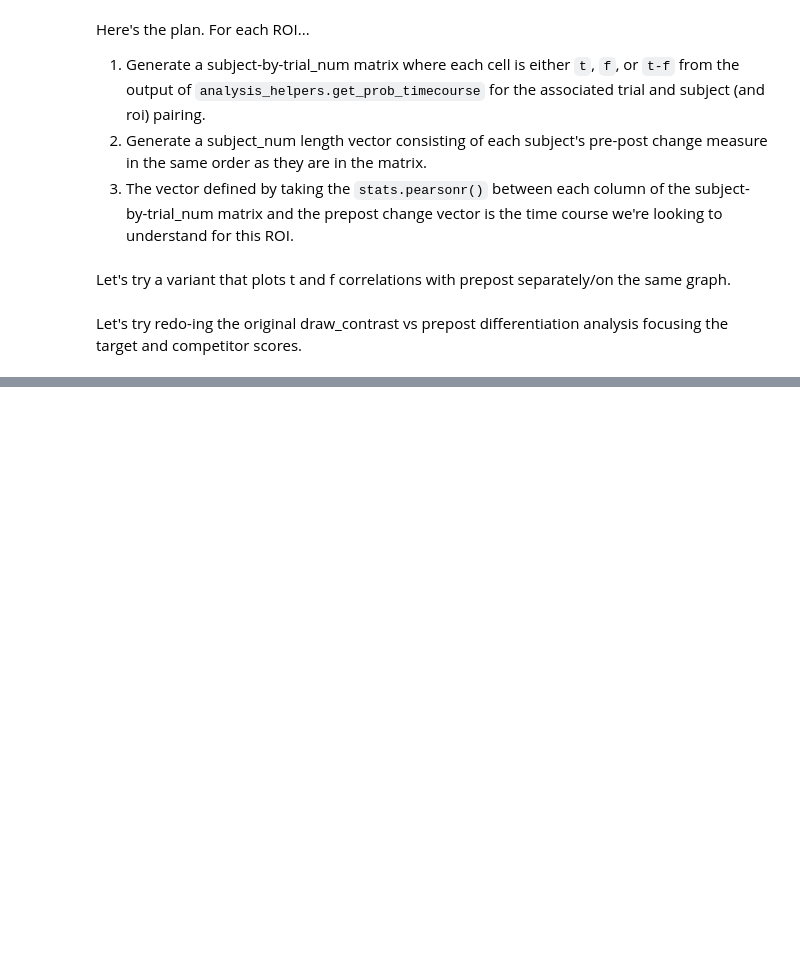
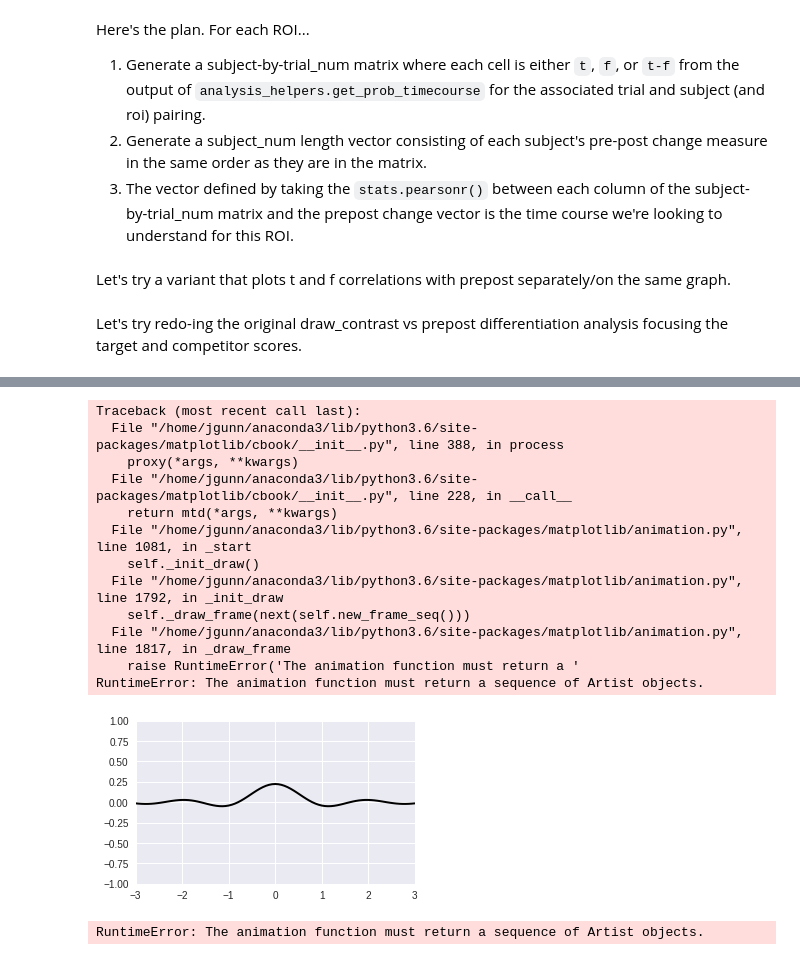
Before and after one commit to cogtoolslab/neurosketch, a Jupyter notebook: draw_recog_course.ipynb, the cells around one changed output, grey strips where cells are left out. Drawn from its saved outputs; the diff is of its cells as text; code cells hidden in the pictures; blank space fills up the shorter version.

```diff
--- a/draw_recog_course.ipynb
+++ b/draw_recog_course.ipynb
@@ -111,7 +111,7 @@ def get_prob_timecourse(iv,DM,version='4way'):
     return target, foil, control
 # %%
 version = '4way'
-tag = 'raw'
+tag = 'logged'
 ALLDM = pd.read_csv('./logistic_timeseries_drawing_neural_{}_{}.csv'.format(version,tag))
+#ALLDM = pd.read_csv('./formatted_partial_sketch.csv')
 ALLDM = cleanup_df(ALLDM)
-ALLDM
@@ -364,0 +583,43 @@ for spec in ['target-control', 'foil-control']:
+# %%
+import numpy as np
+import matplotlib.pyplot as plt
+from matplotlib.animation import FuncAnimation
+# plt.style.use('ggplot')
+
+fig, ax = plt.subplots(figsize=(5, 3))
+ax.set(xlim=(-3, 3), ylim=(-1, 1))
+
+x = np.linspace(-3, 3, 91)
+t = np.linspace(1, 25, 30)
+X2, T2 = np.meshgrid(x, t)
+
+sinT2 = np.sin(2*np.pi*T2/T2.max())
+F = 0.9*sinT2*np.sinc(X2*(1 + sinT2))
+
+line = ax.plot(x, F[0, :], color='k', lw=2)[0]
+
+def animate(i):
+    line.set_ydata(F[i, :])
+
+anim = FuncAnimation(
+    fig, animate, interval=100, frames=len(t)-1, blit=True)
+
+plt.draw()
+plt.show()
+
+anim.save('testing.mp4')
+# %% [output]
+Traceback (most recent call last):
+  File "/home/jgunn/anaconda3/lib/python3.6/site-packages/matplotlib/cbook/__init__.py", line 388, in process
+    proxy(*args, **kwargs)
+  File "/home/jgunn/anaconda3/lib/python3.6/site-packages/matplotlib/cbook/__init__.py", line 228, in __call__
+    return mtd(*args, **kwargs)
+  File "/home/jgunn/anaconda3/lib/python3.6/site-packages/matplotlib/animation.py", line 1081, in _start
+    self._init_draw()
+  File "/home/jgunn/anaconda3/lib/python3.6/site-packages/matplotlib/animation.py", line 1792, in _init_draw
+    self._draw_frame(next(self.new_frame_seq()))
+  File "/home/jgunn/anaconda3/lib/python3.6/site-packages/matplotlib/animation.py", line 1817, in _draw_frame
+    raise RuntimeError('The animation function must return a '
+RuntimeError: The animation function must return a sequence of Artist objects.
+[figure, added]
+RuntimeError: The animation function must return a sequence of Artist objects.
```
Also changed, not shown: parts of 12 cells of this notebook, 1 other file.
